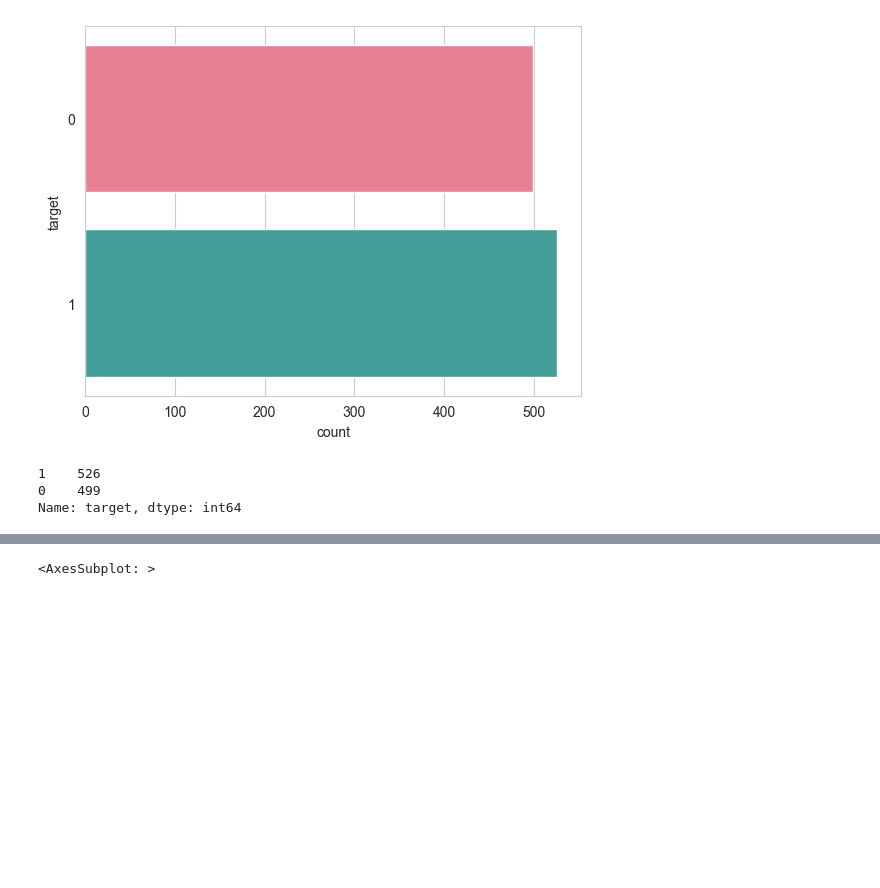
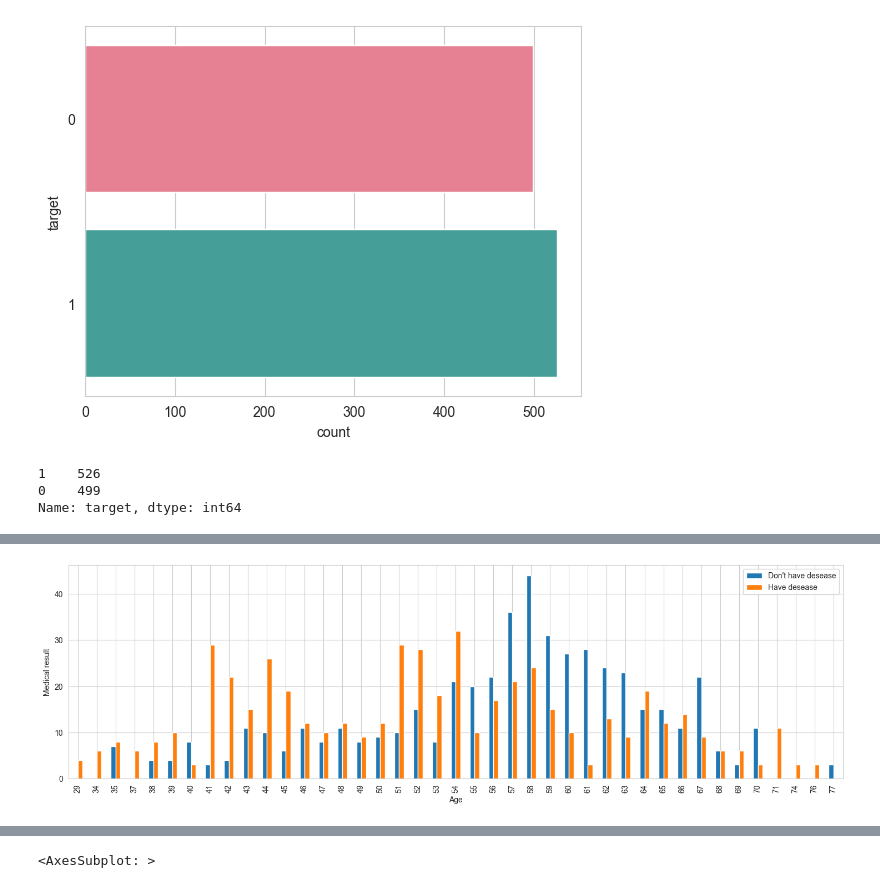
Before and after one commit to kznts9v-1lya/machine-learning-course, a Jupyter notebook: project/Comparison of classification methods.ipynb, the cells around one changed output, grey strips where cells are left out. Saved outputs shown, nothing was run; the diff lists cells and outputs as text; code cells hidden in the pictures; blank space fills up the shorter version.

```diff
--- a/project/Comparison of classification methods.ipynb
+++ b/project/Comparison of classification methods.ipynb
@@ -215,0 +246,8 @@ Name: target, dtype: int64
+# %%
+pd.crosstab(df.age, df.target).plot(kind="bar", figsize=(18, 5))
+plt.xlabel('Age')
+plt.ylabel('Medical result')
+plt.legend(["Don't have desease", "Have desease"])
+plt.show()
+# %% [output]
+[figure, added]
```
Also changed, not shown: parts of 23 cells of this notebook.
